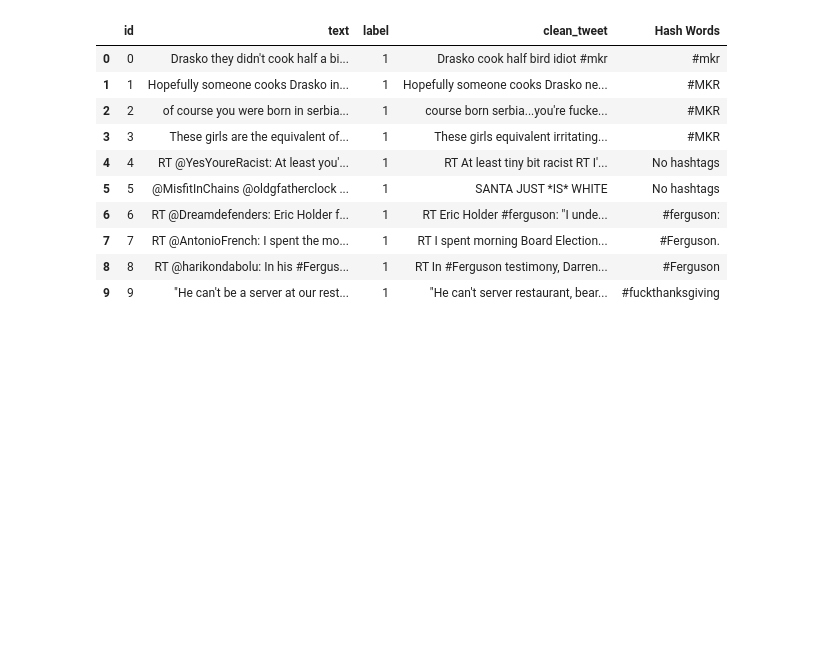
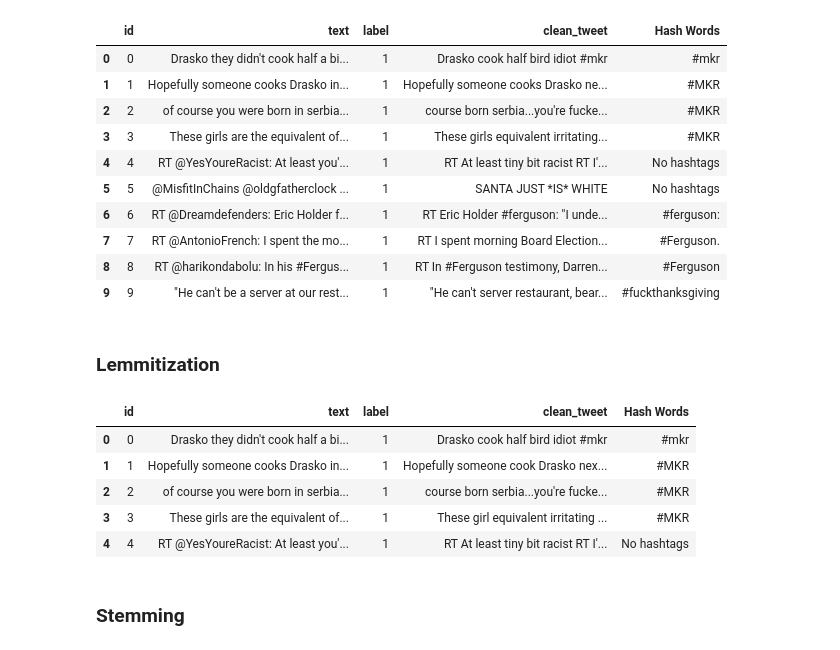
Before and after one commit to XiaohanSun01/Hate_Speech_Detection, a Jupyter notebook: Data_Cleaning.ipynb, the cells around one changed output. Cells and saved outputs as stored; diff of their text form; code cells hidden in the pictures; blank space fills up the shorter version.

```diff
--- a/Data_Preprocessing.ipynb
+++ b/Data_Cleaning.ipynb
@@ -200,3 +217,19 @@ data_frame.head(10)
 | 7 | 7 | RT @AntonioFrench: I spent the mo... | 1 | RT I spent morning Board Election... | #Ferguson. |
 | 8 | 8 | RT @harikondabolu: In his #Fergus... | 1 | RT In #Ferguson testimony, Darren... | #Ferguson |
 | 9 | 9 | "He can't be a server at our rest... | 1 | "He can't server restaurant, bear... | #fuckthanksgiving |
+# %% [markdown]
+### Lemmitization
+# %%
+lemmatizer = WordNetLemmatizer()
+data_frame['clean_tweet'] = data_frame['clean_tweet'].apply(lambda x : ' '.join([lemmatizer.lemmatize(word) for word in x.split()]))
+# %%
+data_frame.head()
+# %% [output]
+|  | id | text | label | clean_tweet | Hash Words |
+| 0 | 0 | Drasko they didn't cook half a bi... | 1 | Drasko cook half bird idiot #mkr | #mkr |
+| 1 | 1 | Hopefully someone cooks Drasko in... | 1 | Hopefully someone cook Drasko nex... | #MKR |
+| 2 | 2 | of course you were born in serbia... | 1 | course born serbia...you're fucke... | #MKR |
+| 3 | 3 | These girls are the equivalent of... | 1 | These girl equivalent irritating ... | #MKR |
+| 4 | 4 | RT @YesYoureRacist: At least you'... | 1 | RT At least tiny bit racist RT I'... | No hashtags |
+# %% [markdown]
+### Stemming
```
Also changed, not shown: parts of 12 cells of this notebook, 1 other file.
